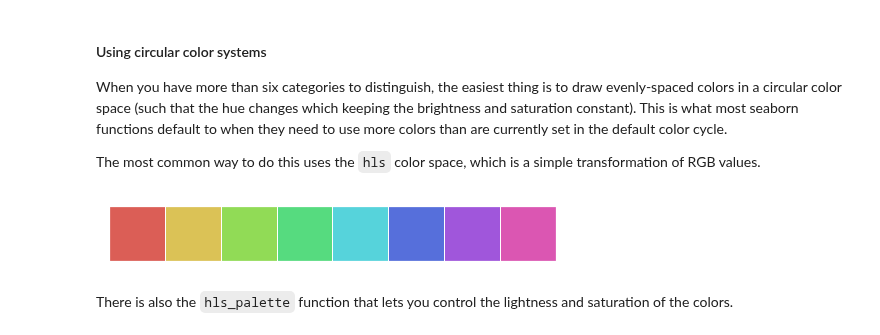
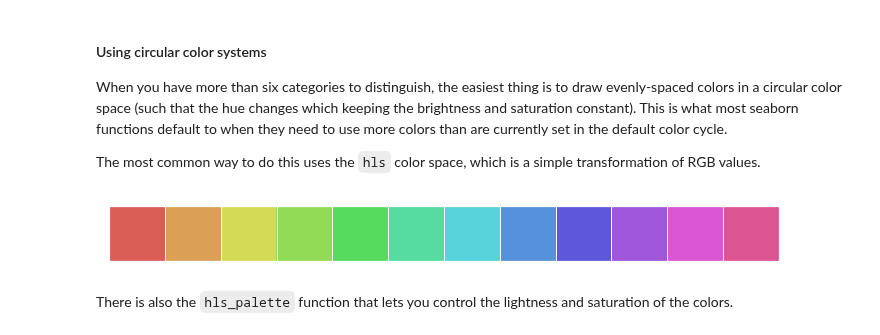
Before and after one commit to cuttlefishh/python-for-data-analysis, a Jupyter notebook: lessons/lesson14.2.ipynb, the cells around one changed output. Cells and saved outputs as stored; diff of their text form; code cells hidden in the pictures.

Commit message:
updates after Plotting-palooza

```diff
--- a/lessons/lesson14.2.ipynb
+++ b/lessons/lesson14.2.ipynb
@@ -80,9 +80,9 @@ When you have more than six categories to distinguish, the easiest thing is to d
 
 The most common way to do this uses the ``hls`` color space, which is a simple transformation of RGB values.
 # %%
-sns.palplot(sns.color_palette("hls", 8))
+sns.palplot(sns.color_palette("hls", 12))
 # %% [output]
-[figure, old version]
+[figure, new version]
 # %% [markdown]
 There is also the `hls_palette` function that lets you control the lightness and saturation of the colors.
 # %%
```
Also changed, not shown: parts of 11 cells of this notebook, 5 other files.
